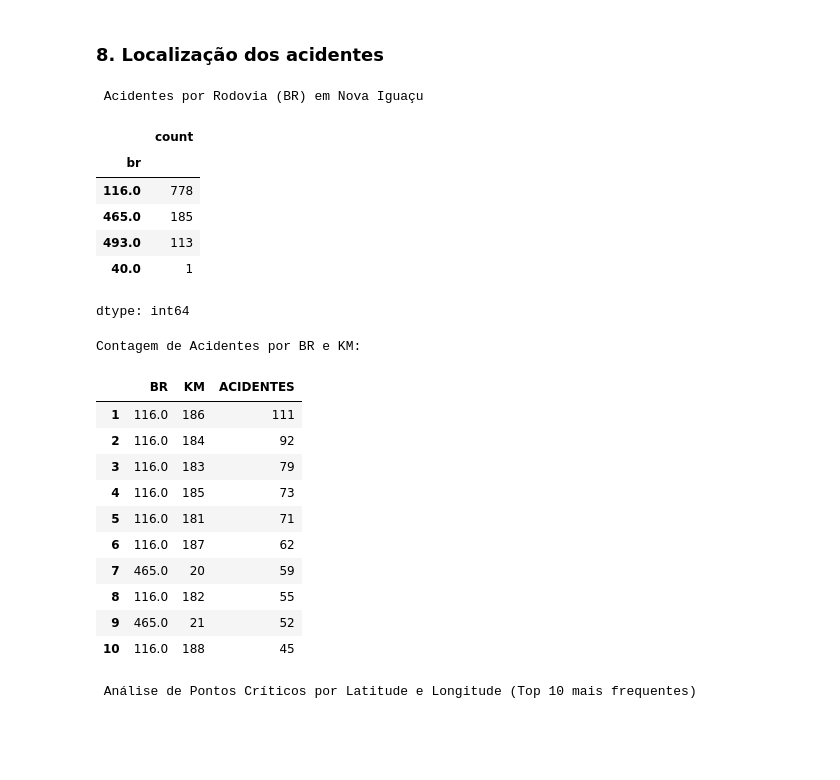
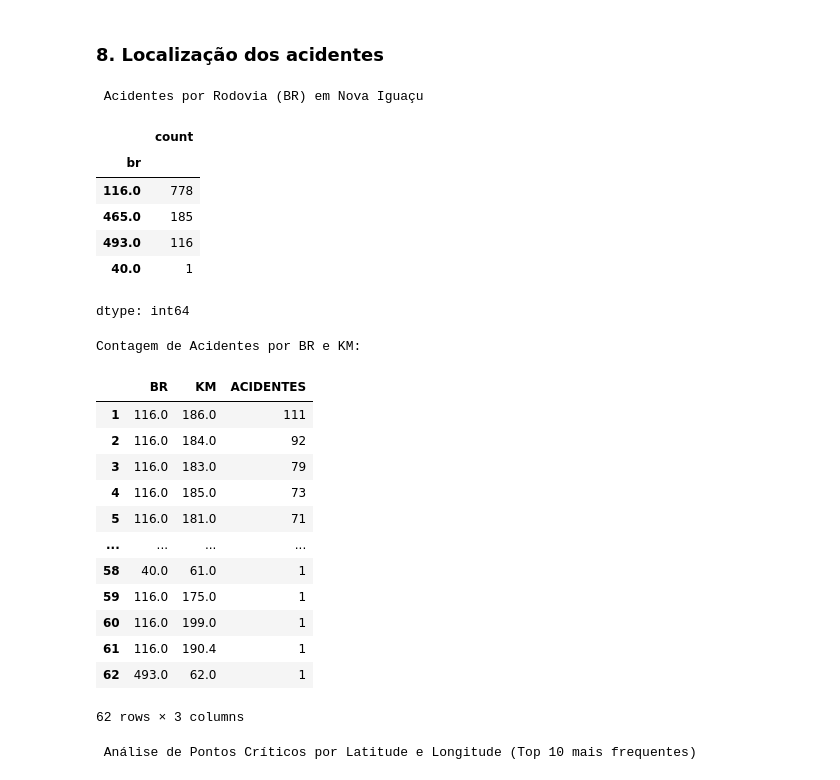
Before and after one commit to JoaoSchneiderr/Minera-o-de-Dados, a Jupyter notebook: notebooks/Getting_started_with_google_colab_ai.ipynb, the cells around one changed output. Cells and saved outputs as stored; diff of their text form; code cells hidden in the pictures; blank space fills up the shorter version.

```diff
--- a/notebooks/Getting_started_with_google_colab_ai.ipynb
+++ b/notebooks/Getting_started_with_google_colab_ai.ipynb
@@ -25,5 +25,5 @@ To: /content/dados_nova_iguacu_limpo_v3.csv
 # %%
-nova_iguacu_df = pd.read_csv('dados_nova_iguacu_limpo_v3.csv', encoding='latin1', on_bad_lines='skip')
+nova_iguacu_df = pd.read_csv('dados_nova_iguacu_limpo_v7.csv', encoding='latin1', on_bad_lines='skip')
 display(nova_iguacu_df.head())
 # %% [output]
 |  | id | pesid | data_inversa | dia_semana | horario | uf | br | km | municipio | ... |
@@ -347,11 +335,6 @@ dtype: int64
 # %%
 print("\n Gravidade dos Acidentes por Fase do Dia em Nova Iguaçu ")
 
-# Convert relevant columns to numeric, coercing errors to NaN
-nova_iguacu_df['mortos'] = pd.to_numeric(nova_iguacu_df['mortos'], errors='coerce')
-nova_iguacu_df['feridos_graves'] = pd.to_numeric(nova_iguacu_df['feridos_graves'], errors='coerce')
-nova_iguacu_df['feridos_leves'] = pd.to_numeric(nova_iguacu_df['feridos_leves'], errors='coerce')
-
 gravidade_por_fase_dia = nova_iguacu_df.groupby('fase_dia')[['mortos', 'feridos_graves', 'feridos_leves']].sum()
 display(gravidade_por_fase_dia)
 # %% [output]
@@ -436,33 +419,38 @@ display(acidentes_por_br)
 | br |  |
 | 116.0 | 778 |
 | 465.0 | 185 |
-| 493.0 | 113 |
+| 493.0 | 116 |
 | 40.0 | 1 |
 dtype: int64
 # %%
+nova_iguacu_df['br_km'] = nova_iguacu_df['br'].astype(str) + '-' + nova_iguacu_df['km'].astype(str)
+acidentes_por_br_km = nova_iguacu_df['br_km'].value_counts()
+
 df_br_km_acidentes = acidentes_por_br_km.reset_index()
 df_br_km_acidentes.columns = ['br_km_', 'ACIDENTES']
 
 df_br_km_acidentes[['BR', 'KM']] = df_br_km_acidentes['br_km_'].str.split('-', expand=True)
 
 df_br_km_acidentes = df_br_km_acidentes[['BR', 'KM', 'ACIDENTES']]
 df_br_km_acidentes.index = df_br_km_acidentes.index + 1
 
 print("\nContagem de Acidentes por BR e KM:")
 display(df_br_km_acidentes)
 # %% [output]
 Contagem de Acidentes por BR e KM:
 |  | BR | KM | ACIDENTES |
-| 1 | 116.0 | 186 | 111 |
-| 2 | 116.0 | 184 | 92 |
-| 3 | 116.0 | 183 | 79 |
-| 4 | 116.0 | 185 | 73 |
-| 5 | 116.0 | 181 | 71 |
-| 6 | 116.0 | 187 | 62 |
-| 7 | 465.0 | 20 | 59 |
-| 8 | 116.0 | 182 | 55 |
-| 9 | 465.0 | 21 | 52 |
-| 10 | 116.0 | 188 | 45 |
+| 1 | 116.0 | 186.0 | 111 |
+| 2 | 116.0 | 184.0 | 92 |
+| 3 | 116.0 | 183.0 | 79 |
+| 4 | 116.0 | 185.0 | 73 |
+| 5 | 116.0 | 181.0 | 71 |
+| ... | ... | ... | ... |
+| 58 | 40.0 | 61.0 | 1 |
+| 59 | 116.0 | 175.0 | 1 |
+| 60 | 116.0 | 199.0 | 1 |
+| 61 | 116.0 | 190.4 | 1 |
+| 62 | 493.0 | 62.0 | 1 |
+62 rows × 3 columns
 # %%
 print("\n Análise de Pontos Críticos por Latitude e Longitude (Top 10 mais frequentes)")
 nova_iguacu_df['lat_lon'] = nova_iguacu_df['latitude'].astype(str) + ',' + nova_iguacu_df['longitude'].astype(str)
```
Also changed, not shown: parts of 11 cells of this notebook.
